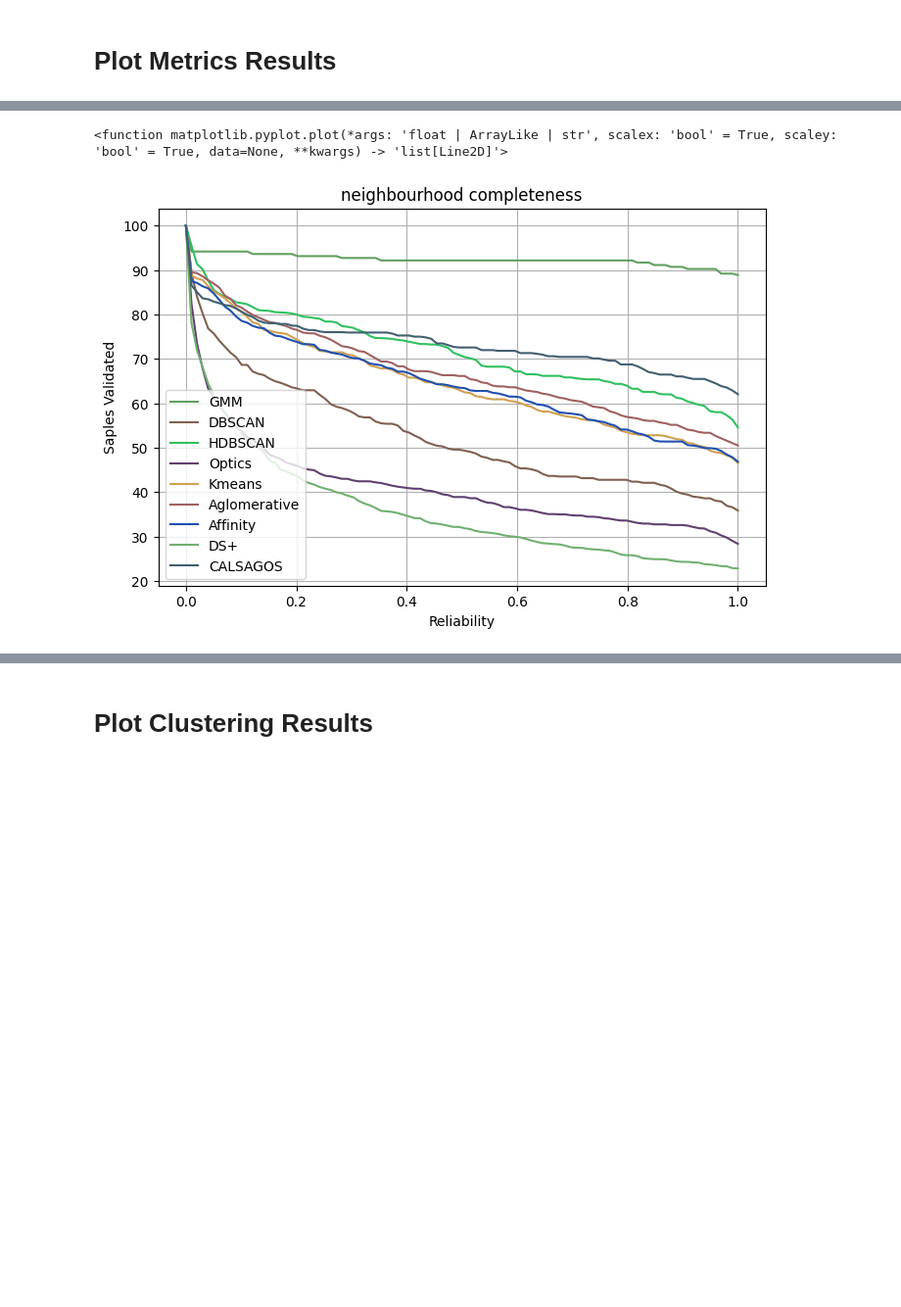
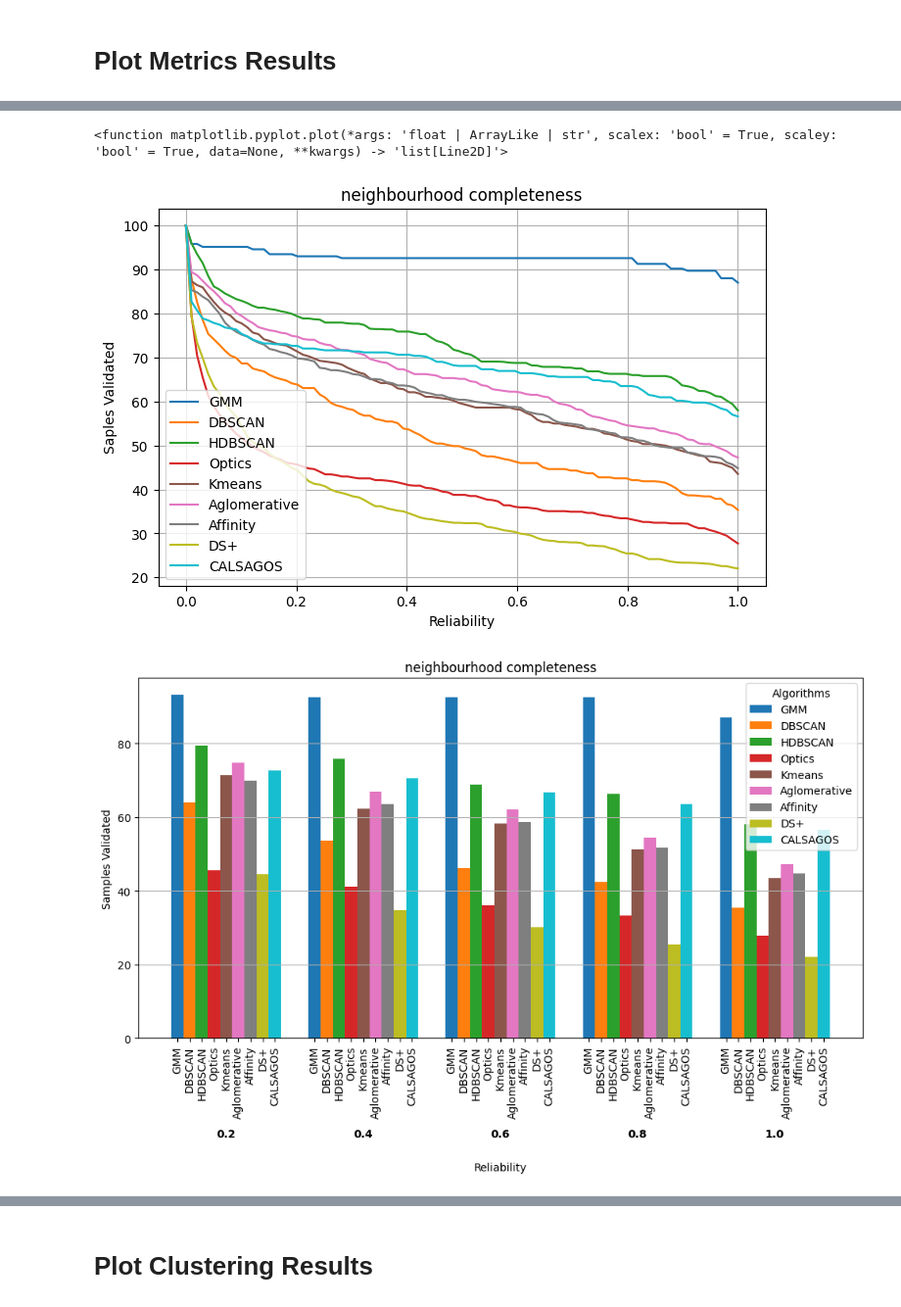
Before and after one commit to Prion6/ClusteringComparison, a Jupyter notebook: cluster_finder_evaluator.ipynb, the cells around one changed output, grey strips where cells are left out. Shown at 98% size. Saved outputs shown, nothing was run; the diff lists cells and outputs as text; code cells hidden in the pictures; blank space fills up the shorter version.

```diff
--- a/cluster_finder_evaluator.ipynb
+++ b/cluster_finder_evaluator.ipynb
@@ -279,0 +283,5 @@ for idx, sample in enumerate(cats_samples):
+# %%
+colors = mcm.get_cmap('tab10', len(alg_labels))
+colors = colors.colors
+
+print(colors)
@@ -280,28 +302,25 @@ for idx, sample in enumerate(cats_samples):
 # %%
 reliability_gradients = []
 
 
 metric = "neighbourhood completeness"
 
 for alg in alg_labels.keys():
     gradient = cu.reliability_gradient(metrics[metric][alg])
     reliability_gradients.append(gradient)
 
 
-fig, ax = pm.gradients_plot(alg_labels.keys(), reliability_gradients, title = metric)
+fig, ax = pm.gradients_plot(alg_labels.keys(), reliability_gradients, title = metric, colors=colors)
 
 plt.plot
 
-fig, ax = pm.gradients_bar_plot(alg_labels.keys(), reliability_gradients, title = metric)
+fig, ax = pm.gradients_bar_plot(alg_labels.keys(), reliability_gradients, title = metric, colors=colors)
 
 plt.plot
-
-fig, ax = pm.gradients_bar_plot(alg_labels.keys(), reliability_gradients, title = metric)
-
-plt.plot
 # %% [output]
 <function matplotlib.pyplot.plot(*args: 'float | ArrayLike | str', scalex: 'bool' = True, scaley: 'bool' = True, data=None, **kwargs) -> 'list[Line2D]'>
-[figure, old version]
+[figure, new version]
+[figure, added]
 # %%
 reliability_gradients = []
 
```
Also changed, not shown: parts of 12 cells of this notebook.
